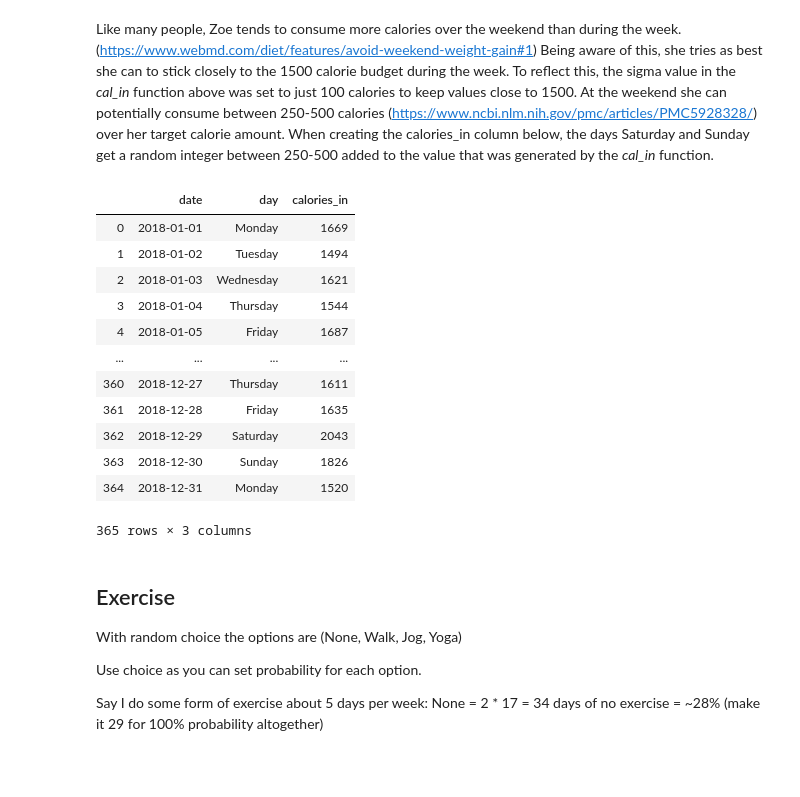
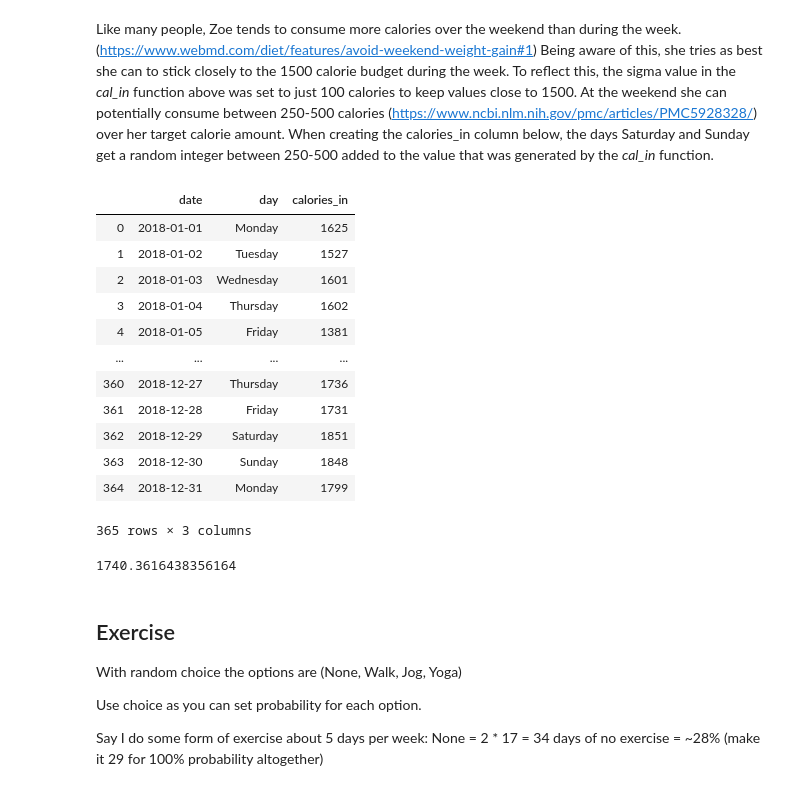
Before and after one commit to jennifer-ryan/data-set-simulation, a Jupyter notebook: Dataset Simulation.ipynb, the cells around one changed output. Saved outputs shown, nothing was run; the diff lists cells and outputs as text; code cells hidden in the pictures.

```diff
--- a/Dataset Simulation.ipynb
+++ b/Dataset Simulation.ipynb
@@ -229,7 +285,7 @@ The numbers are converted to integer values as no one would realistically track
 def cal_in():
     low = 1200
     high = 2200
-    mu = 1600
+    mu = 1650
     sigma = 100
     x = stats.truncnorm((low - mu) / sigma, (high - mu) / sigma, loc=mu, scale=sigma)
     cal_val = x.rvs(365).astype(int)
@@ -268,28 +324,32 @@ Like many people,  Zoe tends to consume more calories over the weekend than duri
 # %%
 # https://note.nkmk.me/en/python-numpy-where/
 # https://chrisalbon.com/python/data_wrangling/pandas_create_column_using_conditional/
 
 # Creating extra calorie amounts to be added to weekends.
-extra_cal = np.random.randint(250, 400)
+extra_cal = np.random.randint(200, 400)
 
 # Creating calories_in column with weekend values adjusted.
 df['calories_in'] = np.where((((df['day'])=='Saturday') | ((df['day'])=='Sunday')), cal_in() + extra_cal, cal_in())
 
 df
 # %% [output]
 |  | date | day | calories_in |
-| 0 | 2018-01-01 | Monday | 1669 |
-| 1 | 2018-01-02 | Tuesday | 1494 |
-| 2 | 2018-01-03 | Wednesday | 1621 |
-| 3 | 2018-01-04 | Thursday | 1544 |
-| 4 | 2018-01-05 | Friday | 1687 |
+| 0 | 2018-01-01 | Monday | 1625 |
+| 1 | 2018-01-02 | Tuesday | 1527 |
+| 2 | 2018-01-03 | Wednesday | 1601 |
+| 3 | 2018-01-04 | Thursday | 1602 |
+| 4 | 2018-01-05 | Friday | 1381 |
 | ... | ... | ... | ... |
-| 360 | 2018-12-27 | Thursday | 1611 |
-| 361 | 2018-12-28 | Friday | 1635 |
-| 362 | 2018-12-29 | Saturday | 2043 |
-| 363 | 2018-12-30 | Sunday | 1826 |
-| 364 | 2018-12-31 | Monday | 1520 |
+| 360 | 2018-12-27 | Thursday | 1736 |
+| 361 | 2018-12-28 | Friday | 1731 |
+| 362 | 2018-12-29 | Saturday | 1851 |
+| 363 | 2018-12-30 | Sunday | 1848 |
+| 364 | 2018-12-31 | Monday | 1799 |
 365 rows × 3 columns
+# %%
+df.calories_in.mean()
+# %% [output]
+1740.3616438356164
 # %% [markdown]
 ## Exercise
 
```
Also changed, not shown: parts of 29 cells of this notebook.
